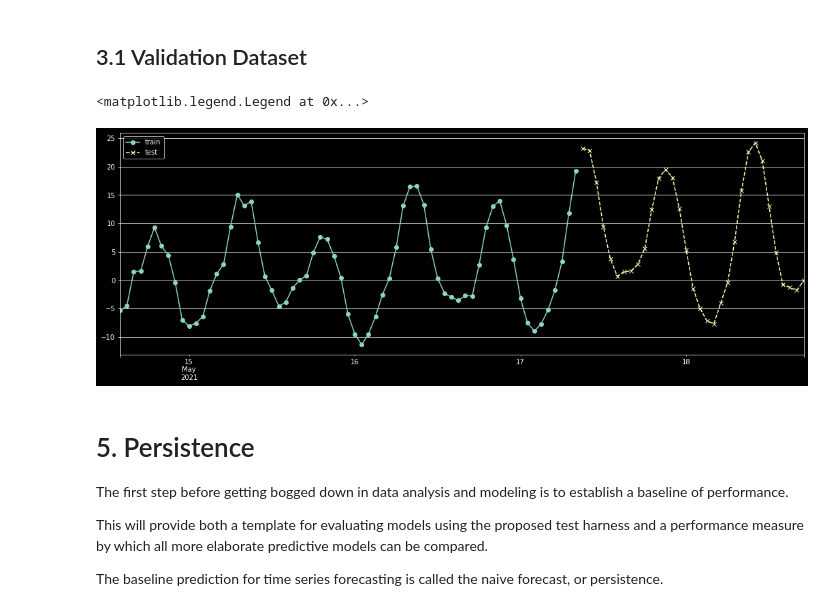
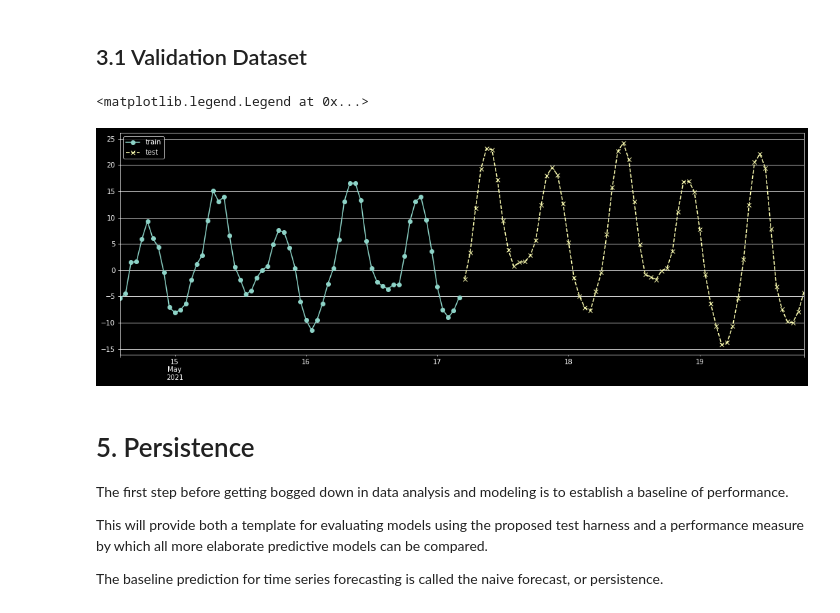
Before and after one commit to martinlarsalbert/water_depth, a Jupyter notebook: notebooks/02.1_ARIMA_model.ipynb, the cells around one changed output. Drawn from its saved outputs; the diff is of its cells as text; code cells hidden in the pictures.

```diff
--- a/notebooks/02.1_ARIMA_model.ipynb
+++ b/notebooks/02.1_ARIMA_model.ipynb
@@ -61,21 +61,21 @@ Developing a Method for Model Evaluation.
 # %% [markdown]
 ## 3.1 Validation Dataset
 # %%
-split_ratio = 1/3
+split_ratio = 1/2
 index_split = int(len(data_depth)*split_ratio)
 y_train = data_depth.iloc[0:-index_split]
 y_test = data_depth.iloc[-index_split:]
 
 fig,ax=plt.subplots()
 fig.set_size_inches(18,6)
 y_train.plot(style='o-', ax=ax, label='train')
 y_test.plot(style='x--', ax=ax, label='test')
 
 ax.grid()
 ax.legend()
 # %% [output]
 <matplotlib.legend.Legend at 0x...>
-[figure, old version]
+[figure, new version]
 # %% [markdown]
 # 5. Persistence
 The first step before getting bogged down in data analysis and modeling is to establish a baseline of performance.
```
Also changed, not shown: parts of 22 cells of this notebook.
